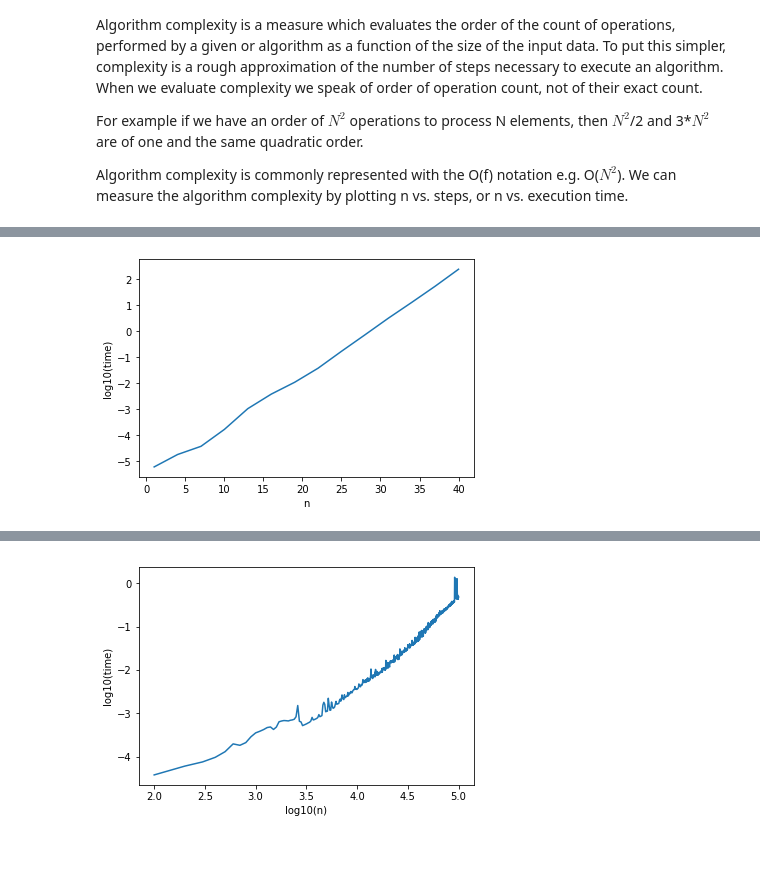
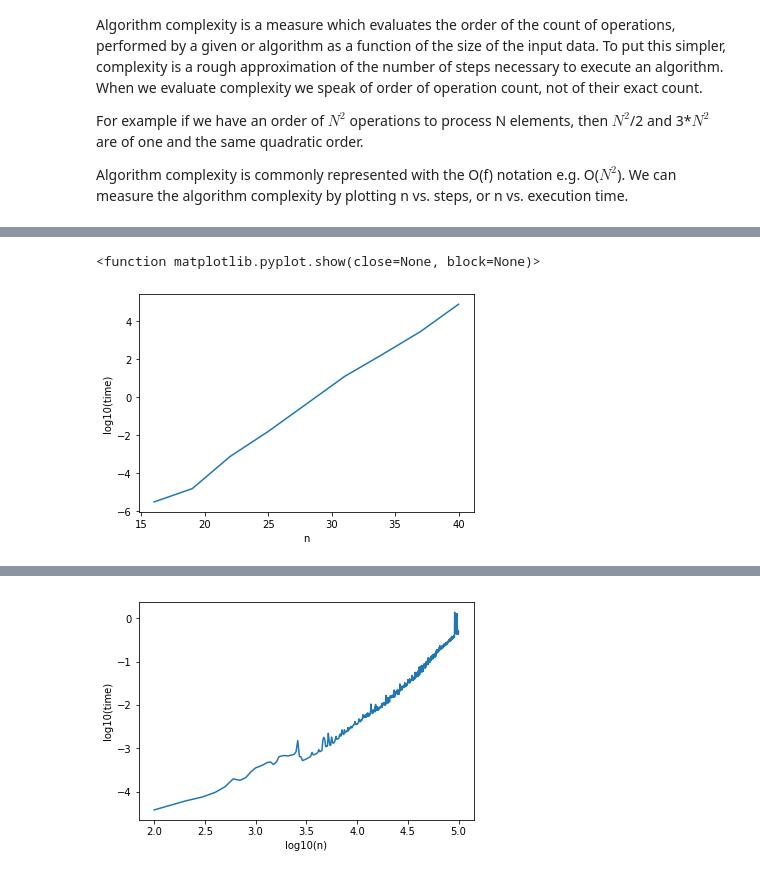
Before and after one commit to BernardoDG/computational-physics-class-404-604-Spring-2022, a Jupyter notebook: Lect3-pre.ipynb, the cells around one changed output, grey strips where cells are left out. Cells and saved outputs as stored; diff of their text form; code cells hidden in the pictures.

```diff
--- a/Lect3-pre.ipynb
+++ b/Lect3-pre.ipynb
@@ -226,10 +219,15 @@ for i in range(n2.size):
 # %%
 import matplotlib.pyplot as plt
 import math
 
 # please make a plot of n2 vs np.log10(time2) and think about how this plot shows that the complexity of fib2 is O(2^N)
+plt.plot(n2,np.log(time2))
+plt.xlabel('n')
+plt.ylabel('log10(time)')
+plt.show
 # %% [output]
+<function matplotlib.pyplot.show(close=None, block=None)>
-[figure, old version]
+[figure, new version]
 # %%
 # try this: following the above example to calculate the time when n=n2[0], n2[1]...., and make a plot for log10(time) vs n
 # for fib4
```
Also changed, not shown: parts of 6 cells of this notebook, 4 other files.
